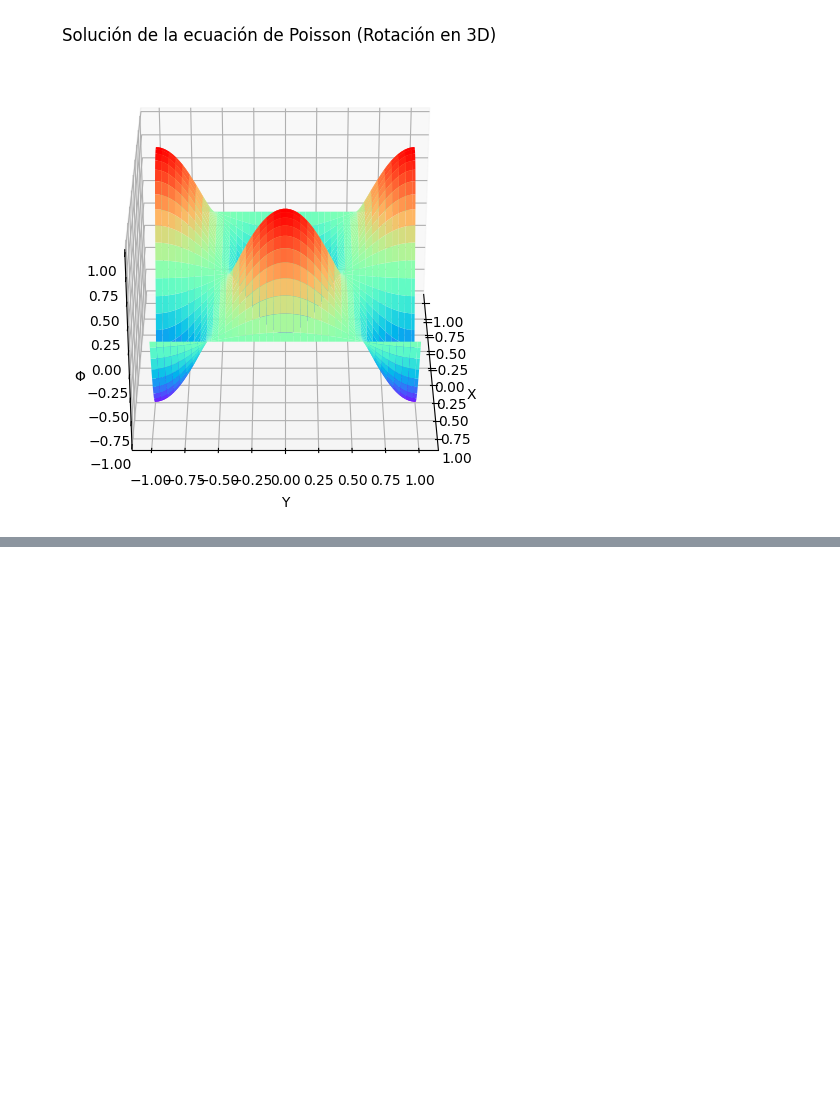
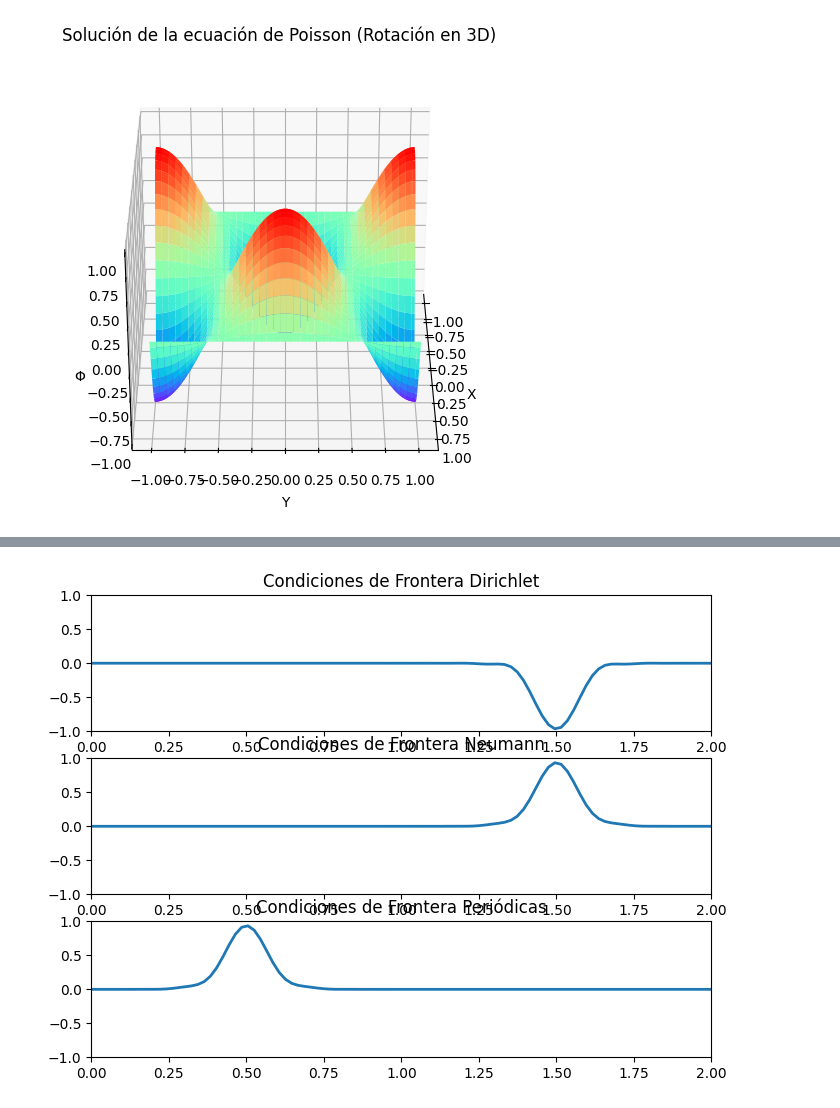
Before and after one commit to CatalinaFlorez/Metodos-Computacionales-2---Borrero-Florez, a Jupyter notebook: taller 4.ipynb, the cells around one changed output, grey strips where cells are left out. Cells and saved outputs as stored; diff of their text form; code cells hidden in the pictures; blank space fills up the shorter version.

```diff
--- a/taller 4.ipynb
+++ b/taller 4.ipynb
@@ -129,0 +209,100 @@ ValueError: unknown file extension: .mp4
+# %%
+import numpy as np
+import matplotlib.pyplot as plt
+import matplotlib.animation as animation
+
+# Configuración de parámetros
+L = 2.0         # Longitud del dominio
+c = 1.0         # Velocidad de la onda
+nx = 100        # Número de puntos espaciales
+dx = L / (nx - 1)  # Espaciado espacial
+dt = 0.005      # Paso de tiempo
+C = c * dt / dx # Coeficiente de Courant
+
+# Tiempo de simulación
+t_total = 2.0
+nt = int(t_total / dt)
+
+# Condición inicial
+x = np.linspace(0, L, nx)
+u0 = np.exp(-125 * (x - 0.5)**2)  # Condición inicial
+
+# Inicializar arreglos para las soluciones
+u_dirichlet = np.copy(u0)
+u_neumann = np.copy(u0)
+u_periodic = np.copy(u0)
+
+# Arreglos temporales para la evolución temporal (dos pasos anteriores)
+u_dirichlet_old = np.copy(u0)
+u_neumann_old = np.copy(u0)
+u_periodic_old = np.copy(u0)
+
+# Función para actualizar el estado
+def update(frame):
+    global u_dirichlet, u_neumann, u_periodic
+    global u_dirichlet_old, u_neumann_old, u_periodic_old
+
+    # Crear copias de las soluciones actuales para actualizarlas
+    u_new_dirichlet = np.copy(u_dirichlet)
+    u_new_neumann = np.copy(u_neumann)
+    u_new_periodic = np.copy(u_periodic)
+
+    # Evolución temporal usando diferencias finitas para cada condición de frontera
+    for i in range(1, nx-1):
+        # Ecuación de onda (condiciones internas)
+        u_new_dirichlet[i] = 2 * u_dirichlet[i] - u_dirichlet_old[i] + C**2 * (u_dirichlet[i+1] - 2 * u_dirichlet[i] + u_dirichlet[i-1])
+        u_new_neumann[i] = 2 * u_neumann[i] - u_neumann_old[i] + C**2 * (u_neumann[i+1] - 2 * u_neumann[i] + u_neumann[i-1])
+        u_new_periodic[i] = 2 * u_periodic[i] - u_periodic_old[i] + C**2 * (u_periodic[i+1] - 2 * u_periodic[i] + u_periodic[i-1])
+
+    # Condiciones de frontera Dirichlet
+    u_new_dirichlet[0] = 0
+    u_new_dirichlet[-1] = 0
+
+    # Condiciones de frontera Neumann
+    u_new_neumann[0] = u_new_neumann[1]
+    u_new_neumann[-1] = u_new_neumann[-2]
+
+    # Condiciones de frontera periódicas
+    u_new_periodic[0] = u_new_periodic[-2]
+    u_new_periodic[-1] = u_new_periodic[1]
+
+    # Actualizar los valores
+    u_dirichlet_old = np.copy(u_dirichlet)
+    u_neumann_old = np.copy(u_neumann)
+    u_periodic_old = np.copy(u_periodic)
+
+    u_dirichlet = u_new_dirichlet
+    u_neumann = u_new_neumann
+    u_periodic = u_new_periodic
+
+    # Actualizar las líneas de la animación
+    line1.set_ydata(u_dirichlet)
+    line2.set_ydata(u_neumann)
+    line3.set_ydata(u_periodic)
+    return line1, line2, line3
+
+# Configuración de la figura y subplots
+fig, axs = plt.subplots(3, 1, figsize=(8, 6))
+lines = []
+
+# Inicializar subplots y líneas
+for ax in axs:
+    ax.set_xlim(0, L)
+    ax.set_ylim(-1, 1)
+    line, = ax.plot(x, u0, lw=2)
+    lines.append(line)
+
+line1, line2, line3 = lines
+axs[0].set_title('Condiciones de Frontera Dirichlet')
+axs[1].set_title('Condiciones de Frontera Neumann')
+axs[2].set_title('Condiciones de Frontera Periódicas')
+
+# Animación
+ani = animation.FuncAnimation(fig, update, frames=nt, interval=50, blit=True)
+
+# Guardar la animación como video
+ani.save('onda_1D.mp4', writer='ffmpeg')
+
+plt.show()
+# %% [output]
+[figure, added]
```
Also changed, not shown: parts of 1 cell of this notebook, 1 other file.
